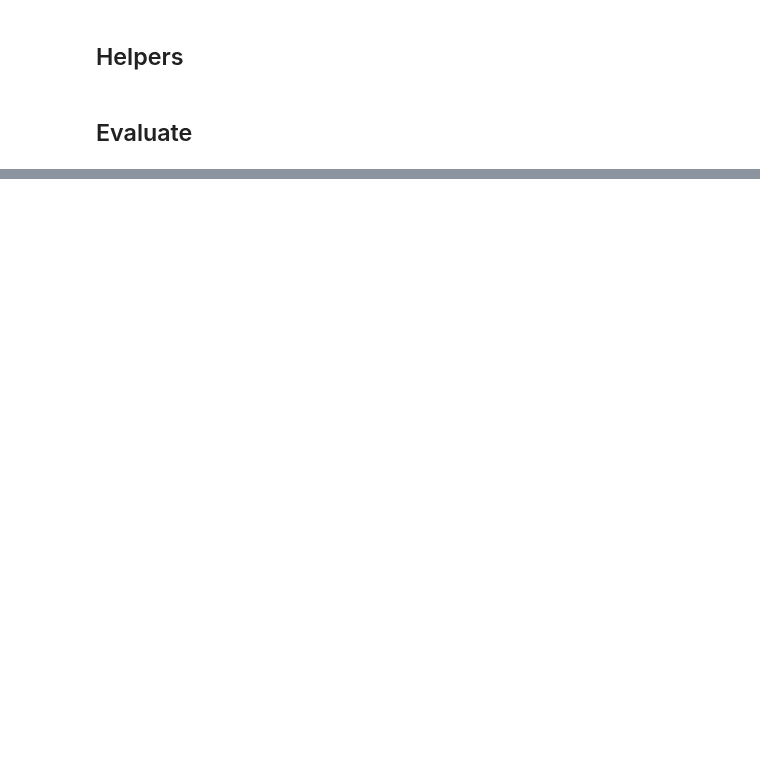
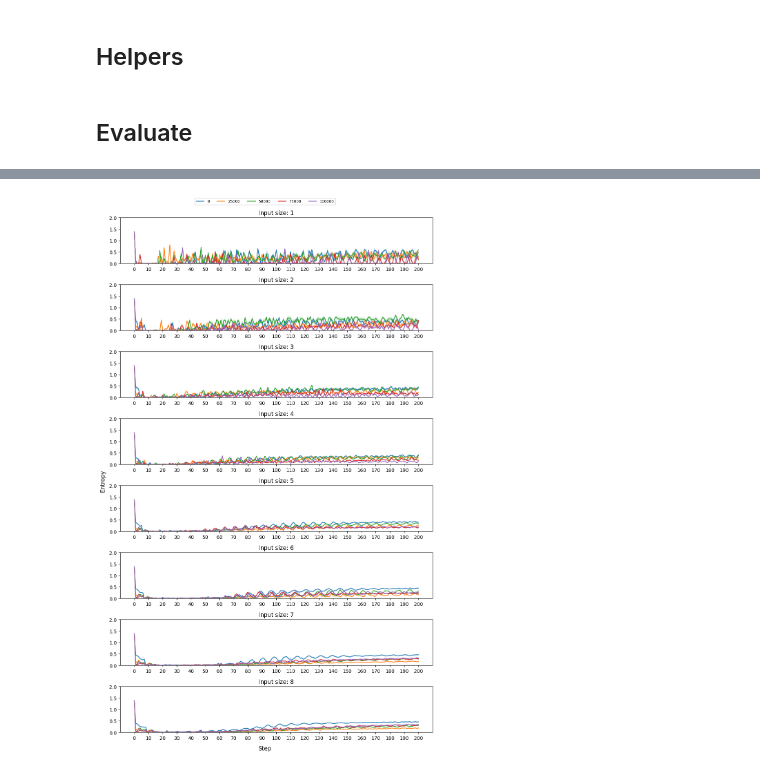
Before and after one commit to chanb/scaling_jax, a Jupyter notebook: src/evaluations/evaluate_addition.ipynb, the cells around one changed output, grey strips where cells are left out. Saved outputs shown, nothing was run; the diff lists cells and outputs as text; code cells hidden in the pictures; blank space fills up the shorter version.

```diff
--- a/src/evaluations/evaluate_addition.ipynb
+++ b/src/evaluations/evaluate_addition.ipynb
@@ -417,0 +447,58 @@ fig.legend(
+# %%
+skip_step = 5
+checkpoint_interval = config_dict["logging_config"]["checkpoint_interval"]
+last_checkpoint = max(list(all_res["metrics"].keys()))
+
+fig, axs = plt.subplots(
+    len(all_res["results"][0]),
+    1,
+    figsize=(
+        10,
+        2 * len(all_res["results"][0])
+    ),
+)
+for checkpoint_i in all_res["results"]:
+    if (
+        checkpoint_i != last_checkpoint
+        and checkpoint_i > 0
+        and checkpoint_i % skip_step != 0
+    ):
+        continue
+
+    for plot_i, (input_size, curr_res) in enumerate(all_res["results"][checkpoint_i].items()):
+        logits = curr_res["logits"]
+        logits = logits.reshape((-1, *logits.shape[1:]))
+        entropies = optax.softmax_cross_entropy(logits, jax.nn.softmax(logits, axis=-1))
+        mean_entropy = jnp.mean(entropies, axis=0)
+        std_entropy = jnp.std(entropies, axis=0) / np.sqrt(len(entropies))
+
+        x_range = np.arange(len(mean_entropy))
+        axs[plot_i].plot(
+            x_range,
+            mean_entropy,
+            label=f"{checkpoint_i * checkpoint_interval}" if plot_i == 0 else "",
+        )
+        axs[plot_i].fill_between(
+            x_range,
+            mean_entropy - std_entropy,
+            mean_entropy + std_entropy,
+            alpha=0.2,
+        )
+
+        axs[plot_i].set_title(f"Input size: {input_size}")
+        axs[plot_i].set_xticks(x_range[::10])
+        axs[plot_i].set_ylim(0.0, 2.0)
+
+fig.supylabel('Entropy')
+fig.supxlabel('Step')
+fig.legend(
+    bbox_to_anchor=(0.0, 1.0, 1.0, 0.0),
+    loc="lower center",
+    ncols=7,
+    borderaxespad=0.0,
+    frameon=True,
+    fontsize="8",
+)
+plt.tight_layout()
+# %% [output]
+[figure, added]
```
Also changed, not shown: parts of 6 cells of this notebook, 1 other file.
